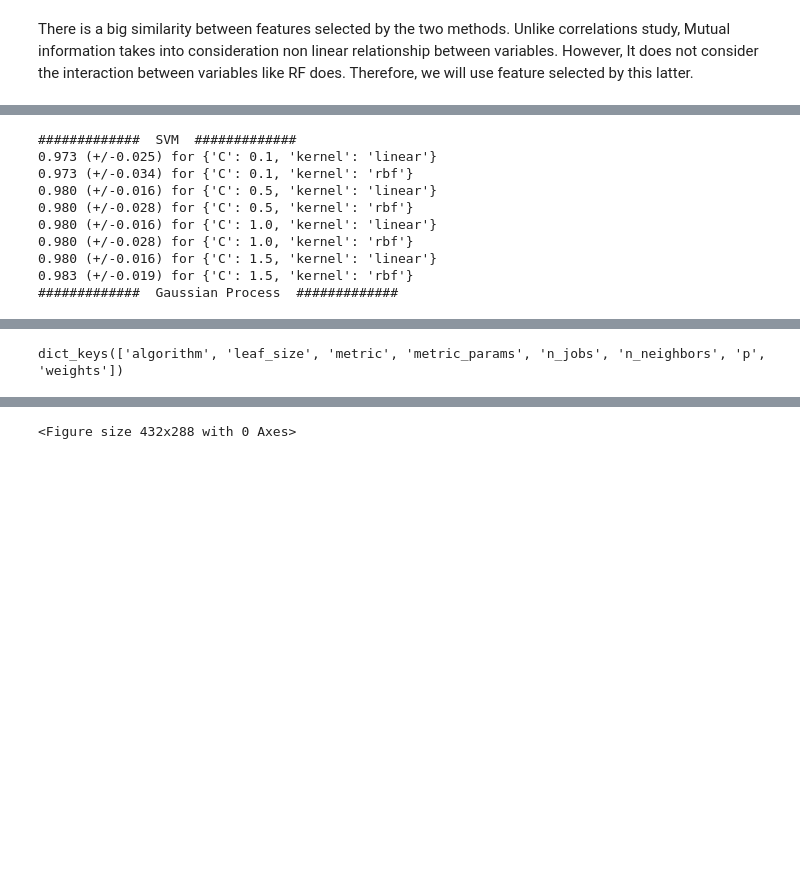
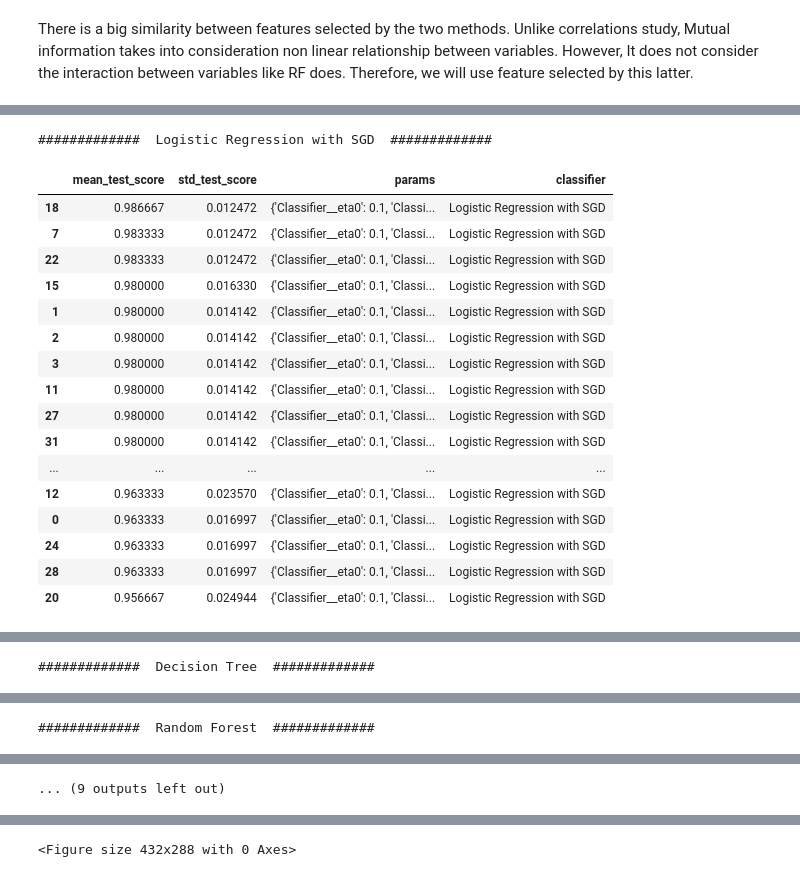
Before and after one commit to MarwaAK/binaryClassification, a Jupyter notebook: Projet_ML.ipynb, the cells around one changed output, grey strips where cells are left out. Saved outputs shown, nothing was run; the diff lists cells and outputs as text; code cells hidden in the pictures; blank space fills up the shorter version.

Commit message:
Create a Feature selection Transformer and add it to GridSearch

```diff
--- a/Projet_ML.ipynb
+++ b/Projet_ML.ipynb
@@ -5,12 +5,16 @@
 import pandas as pd
 from sklearn.model_selection import train_test_split
 from functions import removeNonAlphanumeric, toNumeric, target_variable_exploration,handleMissing,plot_categ, plot_numeric, featureEng, getCategFeat
-from functions import HandleMissingTransformer
+from functions import HandleMissingTransformer,selectFeaturesTransformer
 import numpy as np
 from sklearn.impute import SimpleImputer
 import seaborn as sns
 import matplotlib.pyplot as plt
 from sklearn.preprocessing import FunctionTransformer
+import warnings
+
+pd.options.display.max_colwidth = 200
+warnings.filterwarnings(action='ignore')
 # %% [markdown]
 ## 1).  Chronic Kidney Disease:
 # %%
@@ -206,7 +206,7 @@ Index(['age', 'bp', 'sg', 'al', 'su', 'rbc', 'pc', 'pcc', 'ba', 'bgr', 'bu',
        'appet', 'pe', 'ane', 'classification'],
       dtype='object')
 # %%
-train_data = train_data.drop("pcv", axis=1)
+train_data, test_data = train_data.drop("pcv", axis=1), test_data.drop("pcv", axis=1)
 numerical_features = [f for f in numerical_features if f!="pcv"]
 # %% [markdown]
 ### Scaling and Encoding :
@@ -341,0 +323,5 @@ Top 10 selected by Mutual information
+# %%
+FSelector_mi = selectFeaturesTransformer(k=10,method="Mutual Information",discreteCol=discreteCol)
+FSelector_rf = selectFeaturesTransformer(k=10,method="Random Forest")
+FSelector_mi.fit(X_train,y_train)
+FSelector_rf.fit(X_train,y_train)
@@ -393,3 +394,0 @@ params[name]
-# %%
-for name, clf in zip(names, classifiers):
-    print(name, clf)
@@ -414,25 +395,51 @@ Naive Bayes GaussianNB(priors=None, var_smoothing=1e-09)
 # %%
+from sklearn.pipeline import Pipeline
 # iterate over classifiers
 from sklearn.model_selection import GridSearchCV
+from IPython.display import display
+
+results = pd.DataFrame()
 for name, clf in zip(names, classifiers):
     print('############# ', name, ' #############')
     #print(params[name])
-    classifier = GridSearchCV(clf, parameters[name], cv=3)
+    FSelector = selectFeaturesTransformer()
+    pipeline = Pipeline([('FeatureSelection',FSelector),('Classifier',clf)])
+    parameters[name]['FeatureSelection__method'] = ['RF']
+    parameters[name]['FeatureSelection__k']=[10,20,30,47]
+   # print(parameters[name])
+    classifier = GridSearchCV(pipeline, parameters[name], cv=3)
     #print(classifier)
-    classifier.fit(X_train_reduced, y_train)
+    classifier.fit(X_train, y_train)
     # All results
     means = classifier.cv_results_['mean_test_score']
     stds = classifier.cv_results_['std_test_score']
-    for mean, std, params in zip(means, stds, classifier.cv_results_['params']):
-        print("%0.3f (+/-%0.03f) for %r" % (mean, std * 2, params))
+    r = pd.DataFrame(means,columns = ['mean_test_score'])
+    r['std_test_score'] = stds
+    r['params'] = classifier.cv_results_['params']
+    r['classifier'] = name
+    display(r.sort_values(by=['mean_test_score','std_test_score'],ascending =False))
+    results = pd.concat([results, r], ignore_index=True)
+    #for mean, std, params in zip(means, stds, classifier.cv_results_['params']):
+        #print("%0.3f (+/-%0.03f) for %r" % (mean, std * 2, params))
+
+
+# To do : Store overall 3 best performances
 # %% [output]
-#############  SVM  #############
-0.973 (+/-0.025) for {'C': 0.1, 'kernel': 'linear'}
-0.973 (+/-0.034) for {'C': 0.1, 'kernel': 'rbf'}
-0.980 (+/-0.016) for {'C': 0.5, 'kernel': 'linear'}
-0.980 (+/-0.028) for {'C': 0.5, 'kernel': 'rbf'}
-0.980 (+/-0.016) for {'C': 1.0, 'kernel': 'linear'}
-0.980 (+/-0.028) for {'C': 1.0, 'kernel': 'rbf'}
-0.980 (+/-0.016) for {'C': 1.5, 'kernel': 'linear'}
-0.983 (+/-0.019) for {'C': 1.5, 'kernel': 'rbf'}
-#############  Gaussian Process  #############
+#############  Logistic Regression with SGD  #############
+|  | mean_test_score | std_test_score | params | classifier |
+| 18 | 0.986667 | 0.012472 | {'Classifier__eta0': 0.1, 'Classi... | Logistic Regression with SGD |
+| 7 | 0.983333 | 0.012472 | {'Classifier__eta0': 0.1, 'Classi... | Logistic Regression with SGD |
+| 22 | 0.983333 | 0.012472 | {'Classifier__eta0': 0.1, 'Classi... | Logistic Regression with SGD |
+| 15 | 0.980000 | 0.016330 | {'Classifier__eta0': 0.1, 'Classi... | Logistic Regression with SGD |
+| 1 | 0.980000 | 0.014142 | {'Classifier__eta0': 0.1, 'Classi... | Logistic Regression with SGD |
+| 2 | 0.980000 | 0.014142 | {'Classifier__eta0': 0.1, 'Classi... | Logistic Regression with SGD |
+| 3 | 0.980000 | 0.014142 | {'Classifier__eta0': 0.1, 'Classi... | Logistic Regression with SGD |
+| 11 | 0.980000 | 0.014142 | {'Classifier__eta0': 0.1, 'Classi... | Logistic Regression with SGD |
+| 27 | 0.980000 | 0.014142 | {'Classifier__eta0': 0.1, 'Classi... | Logistic Regression with SGD |
+| 31 | 0.980000 | 0.014142 | {'Classifier__eta0': 0.1, 'Classi... | Logistic Regression with SGD |
+| ... | ... | ... | ... | ... |
+| 12 | 0.963333 | 0.023570 | {'Classifier__eta0': 0.1, 'Classi... | Logistic Regression with SGD |
+| 0 | 0.963333 | 0.016997 | {'Classifier__eta0': 0.1, 'Classi... | Logistic Regression with SGD |
+| 24 | 0.963333 | 0.016997 | {'Classifier__eta0': 0.1, 'Classi... | Logistic Regression with SGD |
+| 28 | 0.963333 | 0.016997 | {'Classifier__eta0': 0.1, 'Classi... | Logistic Regression with SGD |
+| 20 | 0.956667 | 0.024944 | {'Classifier__eta0': 0.1, 'Classi... | Logistic Regression with SGD |
@@ -482,0 +496 @@ for name, clf in zip(names, classifiers):
+#############  Decision Tree  #############
@@ -482,0 +514 @@ for name, clf in zip(names, classifiers):
+#############  Random Forest  #############
@@ -483,4 +527 @@ for name, clf in zip(names, classifiers):
+... (9 outputs left out)
-# %%
-KNeighborsClassifier().get_params().keys()
-# %% [output]
-dict_keys(['algorithm', 'leaf_size', 'metric', 'metric_params', 'n_jobs', 'n_neighbors', 'p', 'weights'])
```
Also changed, not shown: parts of 22 cells of this notebook, 1 other file.
